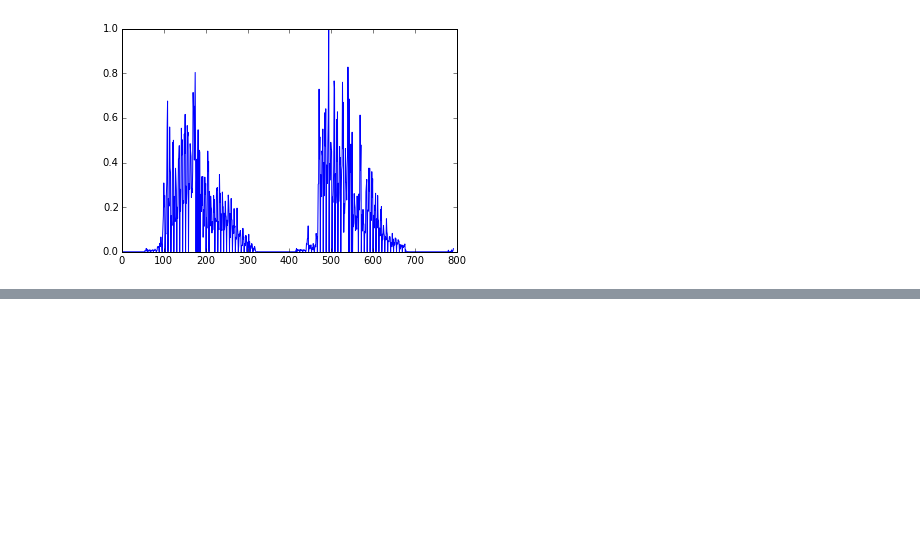
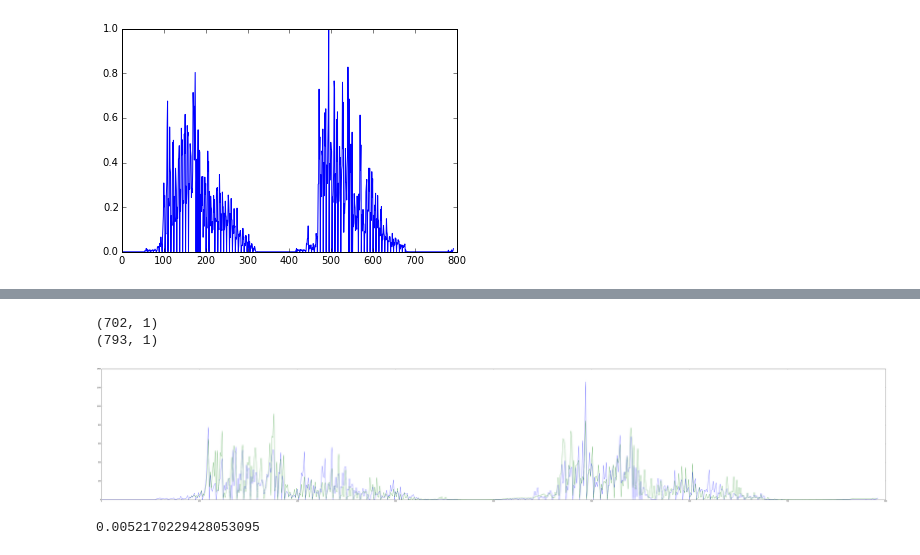
Before and after one commit to eljeilany/SP-public, a Jupyter notebook: predictions day by day.ipynb, the cells around one changed output, grey strips where cells are left out. Saved outputs shown, nothing was run; the diff lists cells and outputs as text; code cells hidden in the pictures; blank space fills up the shorter version.

```diff
--- a/predictions day by day.ipynb
+++ b/predictions day by day.ipynb
@@ -219,0 +222,2 @@ testScore
+# %%
+model.fit(t_X, t_Y, nb_epoch=20, batch_size=1, verbose=2)
@@ -219,0 +256,29 @@ testScore
+# %%
+t_X, t_Y = create_dataset(d_t, 90)
+# %%
+t_X = np.reshape(t_X, (t_X.shape[0], 1, t_X.shape[1]))
+# %%
+t_Predict = model.predict(t_X)
+
+# shift test predictions for plotting
+t_Predict_plot = np.empty_like(t_dataset[:,1:2])
+t_Predict_plot[:, :] = np.nan
+print t_Predict.shape
+print t_Predict_plot.shape
+t_Predict_plot[90:len(t_Predict)+90] = scaler_t.inverse_transform(np.array(t_Predict))
+
+# plot ground truth and predictions
+
+plt.figure(num=None, figsize=(90, 15), dpi=80, facecolor='w', edgecolor='k')
+plt.plot(scaler_t.inverse_transform(np.array(d_t)))
+plt.plot(t_Predict_plot)
+plt.show()
+# %% [output]
+(702, 1)
+(793, 1)
+[figure, added]
+# %%
+testScore = model.evaluate(t_X, t_Y, verbose=0)
+testScore
+# %% [output]
+0.0052170229428053095
```
Also changed, not shown: parts of 6 cells of this notebook.
